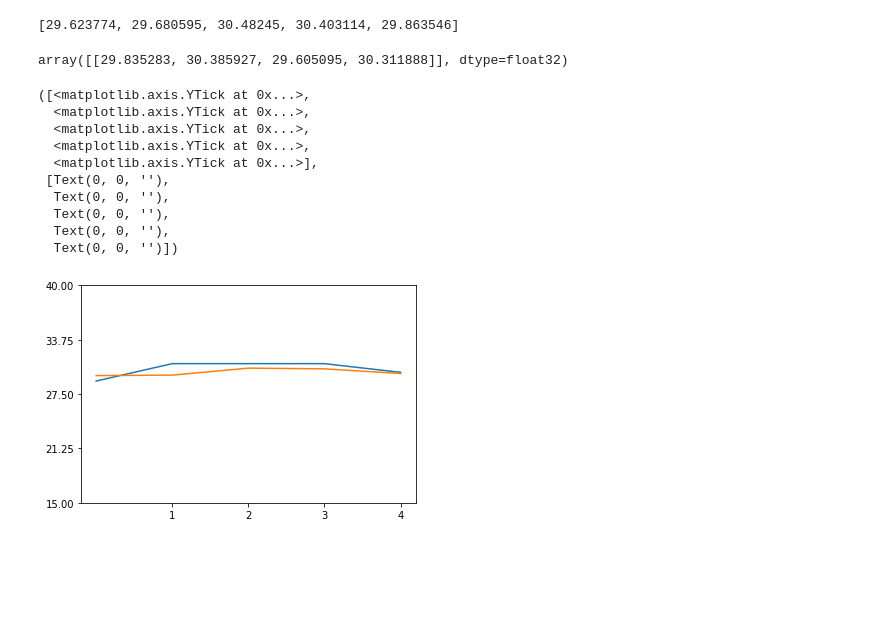
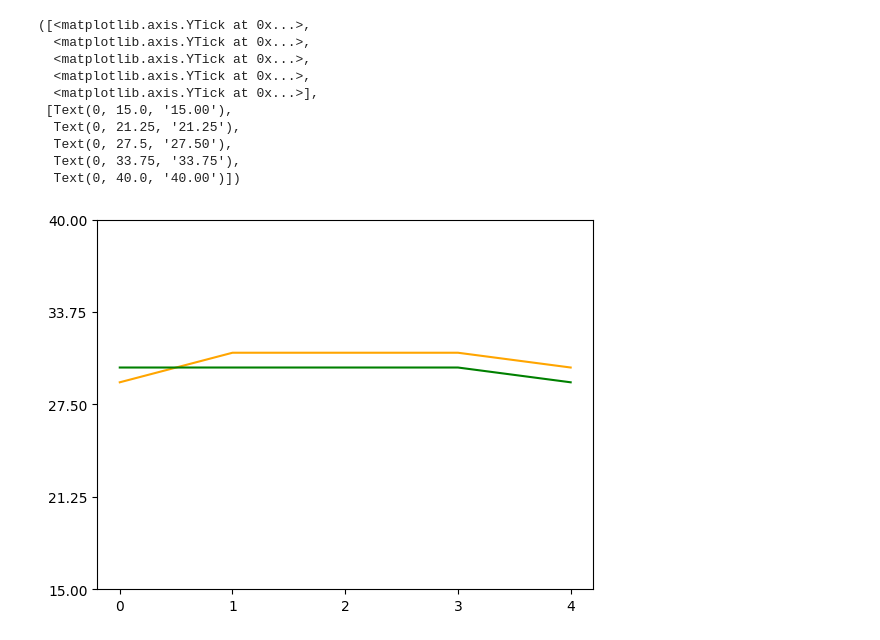
Before and after one commit to kovid112m/intelliMausam, a Jupyter notebook: Machine Learning (RNN)/NewModel.ipynb, the cells around one changed output. Saved outputs shown, nothing was run; the diff lists cells and outputs as text; code cells hidden in the pictures; blank space fills up the shorter version.

```diff
--- a/Machine Learning (RNN)/NewModel.ipynb
+++ b/Machine Learning (RNN)/NewModel.ipynb
@@ -8,7 +10,7 @@ from tensorflow import keras
 from keras.layers import LSTM, Dense
 from keras.models import Sequential
 # %%
-train = pd.read_csv('testdata.csv')
+train = pd.read_csv('/content/traindata.csv')
 # %%
 train.head()
 # %% [output]
@@ -76,9 +80,9 @@ X.shape
 # %%
 model = Sequential()
 # %%
-model.add(LSTM(35, activation='relu', return_sequences=True, input_shape=(n_steps, n_features)))
-model.add(LSTM(35, activation='relu'))
-model.add(Dense(4))
+model.add(LSTM(31, activation='relu', return_sequences = True, input_shape=(n_steps, n_features)))
+model.add(LSTM(31, activation='relu'))
+model.add(Dense(1))
 model.compile(optimizer = 'adam', loss = 'mse')
-model.fit(X, y, epochs=1000, verbose=1)
+model.fit(X, y, epochs=100, verbose=1)
 # %% [output]
@@ -107,52 +107,44 @@ n_steps
-# %%
-x_input = np.array([30, 30, 31, 32, 30])
-temp_input = list(x_input)
-output = []
-i = 0
-while(i < n_steps):
-    if len(temp_input) > n_steps:
-        x_input = np.array(temp_input[1:])
-#         print(f'{i} day input {x_input}')
-        x_input = x_input.reshape((1, n_steps, n_features))
-        yhat = model.predict(x_input, verbose=0)
-#         print(f'{i} day input {yhat}')
-        temp_input.append(yhat[0][0])
-        temp_input = temp_input[1:]
-        output.append(yhat[0][0])
-        i+=1
-    else:
-        x_input = x_input.reshape((1, n_steps, n_features))
-        yhat = model.predict(x_input, verbose=0)
-#         print(yhat[0])
-        temp_input.append(yhat[0][0])
-        output.append(yhat[0][0])
-        i+=1
-print(output)
-# %% [output]
-[29.623774, 29.680595, 30.48245, 30.403114, 29.863546]
+# %%
+x_input = np.array(pd.read_csv('/content/testdata.csv')['Maximum'][-n_steps:])
+temp_input = list(x_input)
+output = []
+i = 0
+while(i < n_steps):
+    if len(temp_input) > n_steps:
+        x_input = np.array(temp_input[1:])
+        x_input = x_input.reshape((1, n_steps, n_features))
+        yhat = model.predict(x_input, verbose=0)
+        temp_input.append(yhat[0][0])
+        temp_input = temp_input[1:]
+        output.append(yhat[0][0])
+        i+=1
+    else:
+        x_input = x_input.reshape((1, n_steps, n_features))
+        yhat = model.predict(x_input, verbose=0)
+        temp_input.append(yhat[0][0])
+        output.append(yhat[0][0])
+        i+=1
+
+output = [round(i) for i in output]
 # %%
 real_temperatures = [29, 31, 31, 31, 30]
-# %%
-predictions_next_4
-# %% [output]
-array([[29.835283, 30.385927, 29.605095, 30.311888]], dtype=float32)
 # %%
-plt.plot(real_temperatures)
-plt.plot(output)
-plt.xticks([1, 2, 3, 4])
+plt.plot(real_temperatures, color = 'orange')
+plt.plot(output, color = 'green')
+plt.xticks(list(range(5)))
 plt.yticks(np.linspace(15, 40, 5))
 # %% [output]
 ([<matplotlib.axis.YTick at 0x...>,
   <matplotlib.axis.YTick at 0x...>,
   <matplotlib.axis.YTick at 0x...>,
   <matplotlib.axis.YTick at 0x...>,
   <matplotlib.axis.YTick at 0x...>],
- [Text(0, 0, ''),
-  Text(0, 0, ''),
-  Text(0, 0, ''),
-  Text(0, 0, ''),
-  Text(0, 0, '')])
+ [Text(0, 15.0, '15.00'),
+  Text(0, 21.25, '21.25'),
+  Text(0, 27.5, '27.50'),
+  Text(0, 33.75, '33.75'),
+  Text(0, 40.0, '40.00')])
-[figure, old version]
+[figure, new version]
 # %%
 def predictTemperatureMax():
     #Importing the required libraries
```
Also changed, not shown: parts of 15 cells of this notebook.
